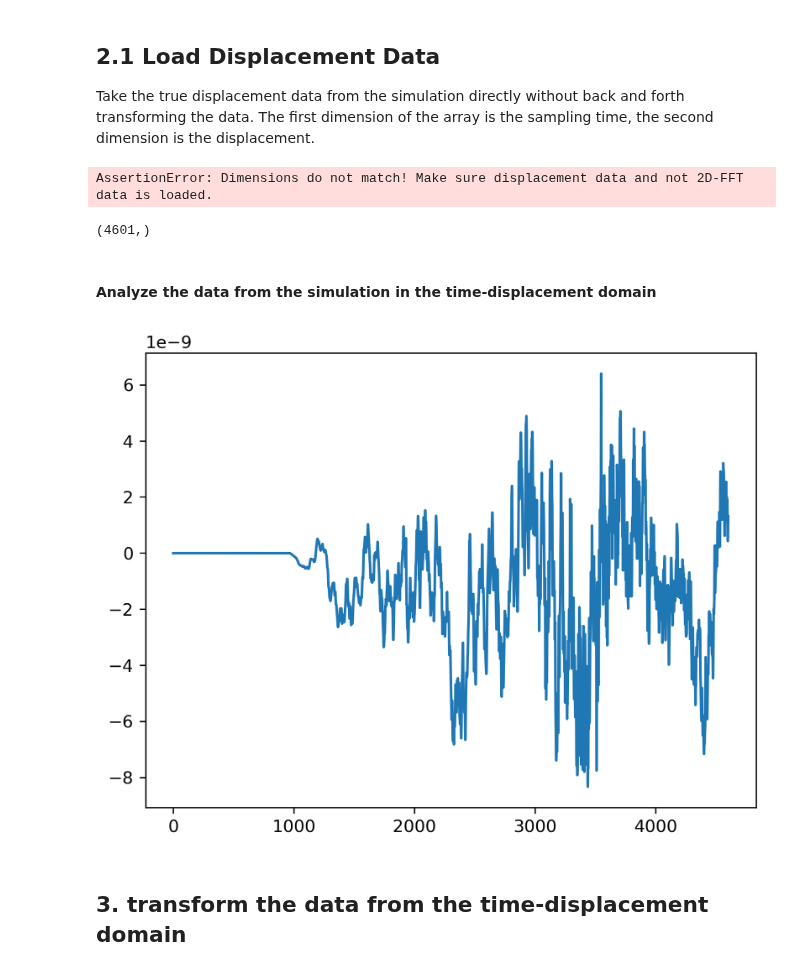
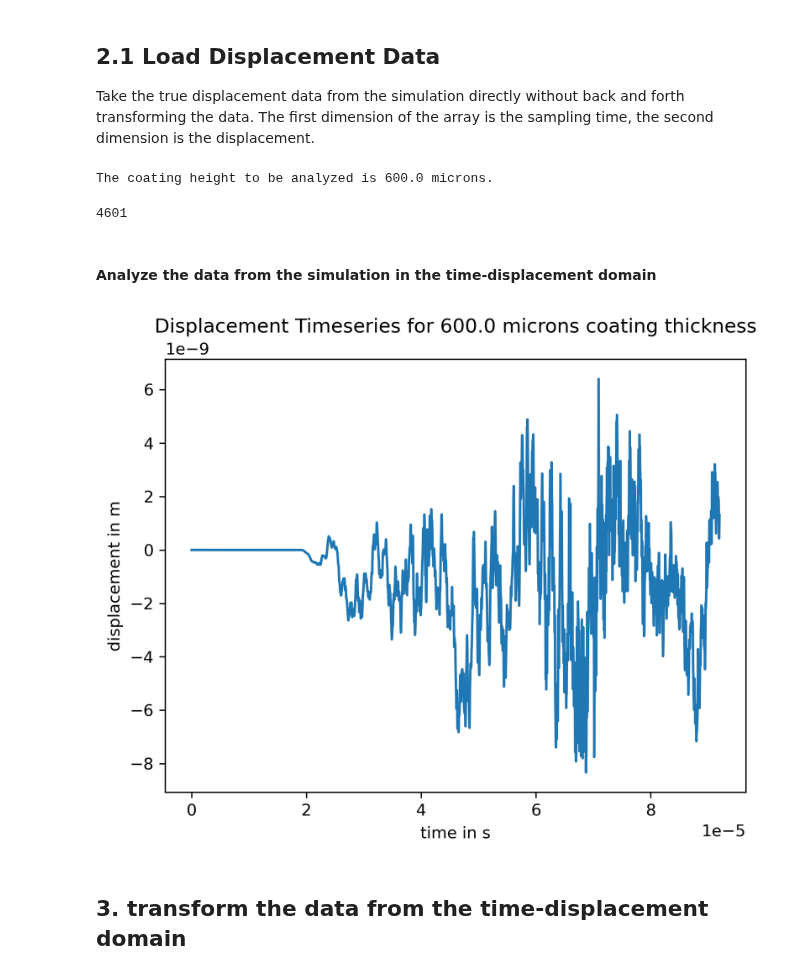
Before and after one commit to sjmxschm/ml_dl_wave_inversion, a Jupyter notebook: create_model/try_other_transforms.ipynb, the cells around one changed output. Saved outputs shown, nothing was run; the diff lists cells and outputs as text; code cells hidden in the pictures.

Commit message:
made plotting clearer and comments are now more precise

```diff
--- a/create_model/try_other_transforms.ipynb
+++ b/create_model/try_other_transforms.ipynb
@@ -53,3 +63,4 @@ from utils import (
 # %%
-save_figures = True
+save_figures = False
 figure_path = pathlib.Path().resolve() / '2dfft_data_selected' / 'figures_transforms'
+check_and_create_path(figure_path)
@@ -60,4 +75,5 @@ figure_path = pathlib.Path().resolve() / '2dfft_data_selected' / 'figures_transf
 # 200._1._1._1._0
 # 600._1._1._1._0
 
-data_path = pathlib.Path().resolve() / '2dfft_data_selected' / '100._1._1._1._0'
+data_path = pathlib.Path().resolve() / '2dfft_data_selected' / '600._1._1._1._0'    # put data here
+check_and_create_path(data_path)
@@ -101,26 +121,33 @@ Take the true displacement data from the simulation directly without back and fo
 # %%
 input_data, data_file, sim_info = load_input_data(data_path, j_name='max_analysis_job')      # 'max_analysis_job_upgraded' only for 200 microns coating
 assert input_data.shape == (4601, 6875), "Dimensions do not match! Make sure displacement data and not 2D-FFT data is loaded."
-# %% [output]
-AssertionError: Dimensions do not match! Make sure displacement data and not 2D-FFT data is loaded.
 # %%
-coating_height = sim_info['c_height'] * 1E6     # coating height in microns
+coating_height = sim_info['c_height'] * 1E6     # get coating height in microns
 print(f"The coating height to be analyzed is {coating_height} microns.")
+# %% [output]
+The coating height to be analyzed is 600.0 microns.
 # %%
 displacement_x_time = input_data
 displacement_timeseries = displacement_x_time[:,1]
 print(displacement_timeseries.shape)
 # %% [output]
-(4601,)
+4601
 # %% [markdown]
 #### Analyze the data from the simulation in the time-displacement domain
-# %%
-fig = plt.figure(1, dpi=300)
-ax = fig.gca()
-ax.plot(displacement_timeseries)
-plt.show()
-# %% [output]
-[figure, removed]
+# %%
+sampling_times = np.arange(0, displacement_timeseries.shape[0]*sim_info['t_sampling'], sim_info['t_sampling'])
+fig = plt.figure(1, dpi=300)
+ax = fig.gca()
+ax.plot(sampling_times, displacement_timeseries)
+plt.xlabel('time in s')
+plt.ylabel('displacement in m')
+plt.title(f'Displacement Timeseries for {coating_height} microns coating thickness')
+
+if save_figures:
+    output_file = f'displacement_timeseries_coating_height_{coating_height}_microns.png'
+    plt.savefig(figure_path / output_file, bbox_inches='tight', pad_inches=0.1, dpi=300)
+# %% [output]
+[figure, added]
 # %% [markdown]
 ## 3. transform the data from the time-displacement domain
 # %% [markdown]
```
Also changed, not shown: parts of 12 cells of this notebook.
